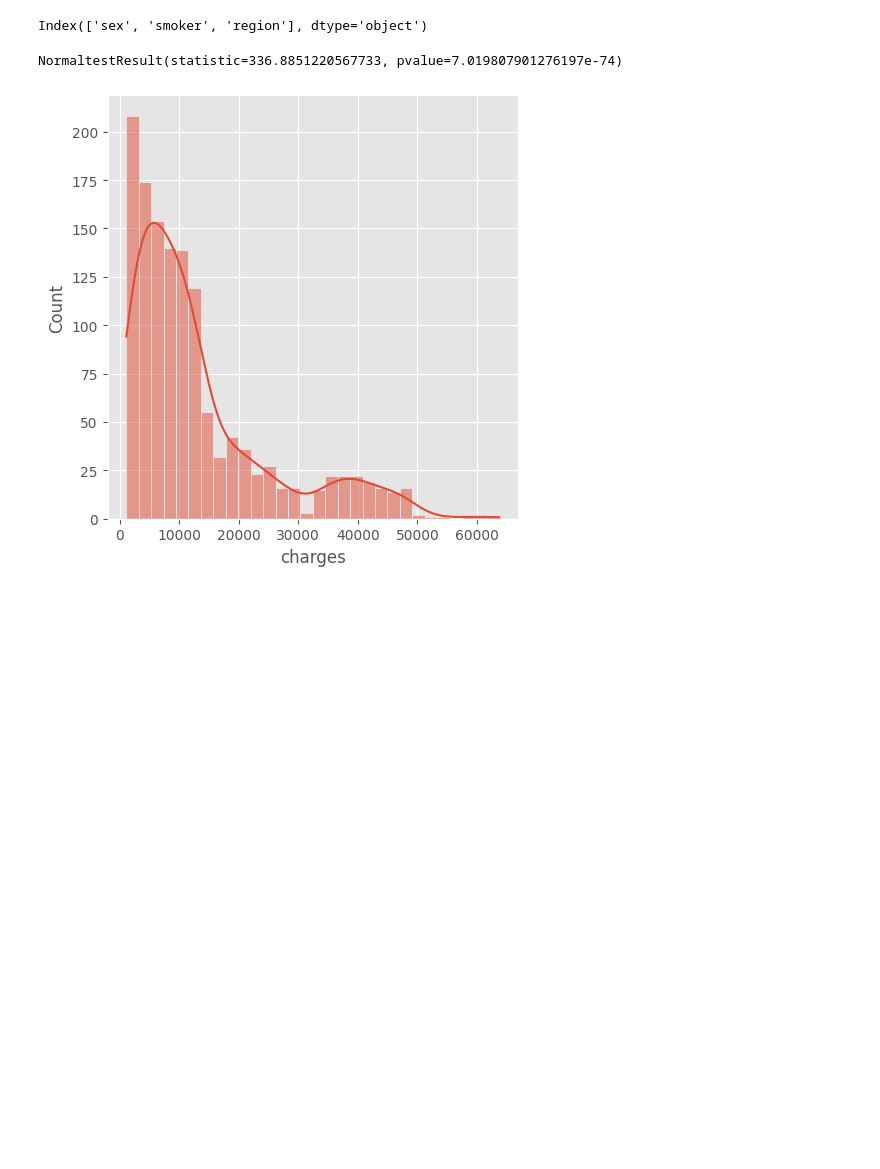
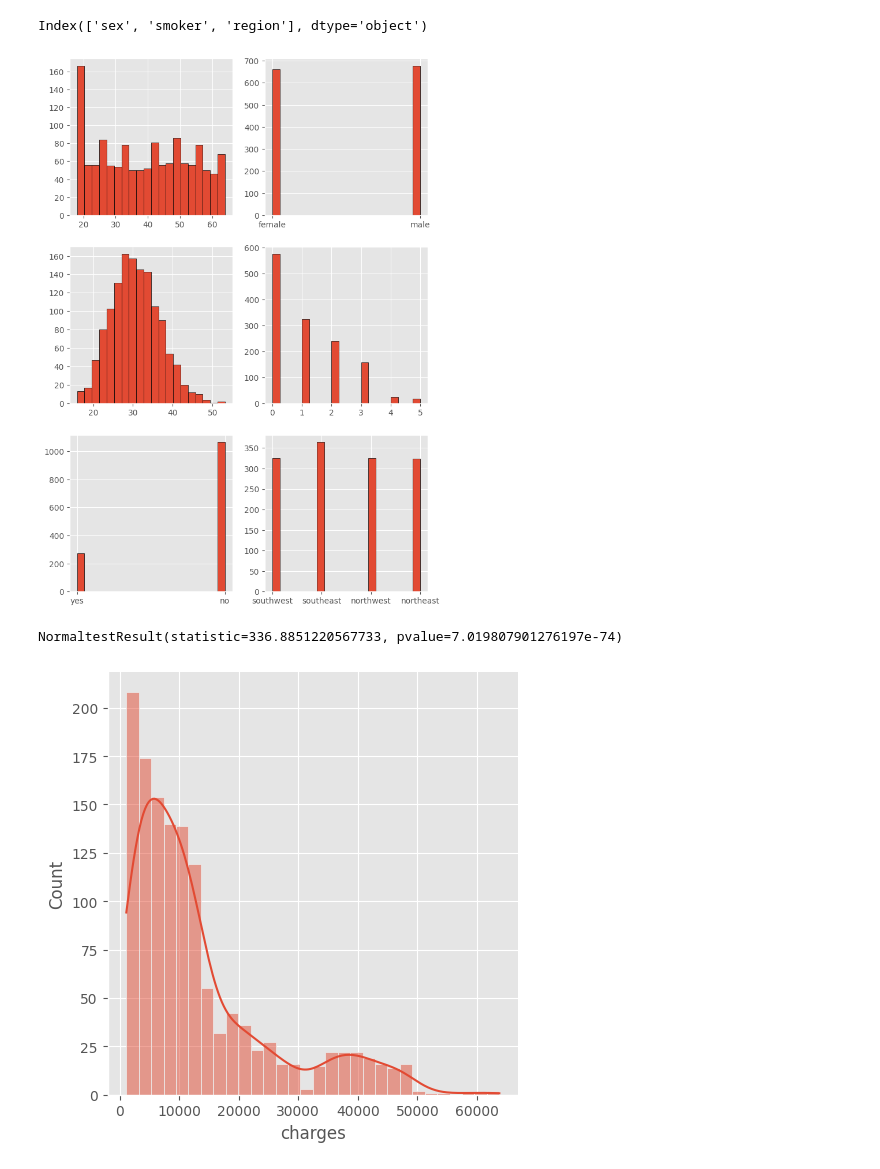
Before and after one commit to MassGH2023/Regression-Models, a Jupyter notebook: Insurance LM.ipynb, the cells around one changed output. Cells and saved outputs as stored; diff of their text form; code cells hidden in the pictures; blank space fills up the shorter version.

```diff
--- a/Insurance LM.ipynb
+++ b/Insurance LM.ipynb
@@ -103,6 +75,14 @@ catcols = data.select_dtypes("O").columns
 catcols
 # %% [output]
 Index(['sex', 'smoker', 'region'], dtype='object')
+# %%
+import math
+f,a = plt.subplots(math.ceil(len(features)/2), 2, figsize = (8,12))
+a = a.flatten()
+for i, f in enumerate(features):
+  a[i].hist(data[f], bins = 20, edgecolor = 'k')
+# %% [output]
+[figure, added]
 # %%
 stats.normaltest(data[target])
 # %% [output]
```
Also changed, not shown: parts of 6 cells of this notebook.
